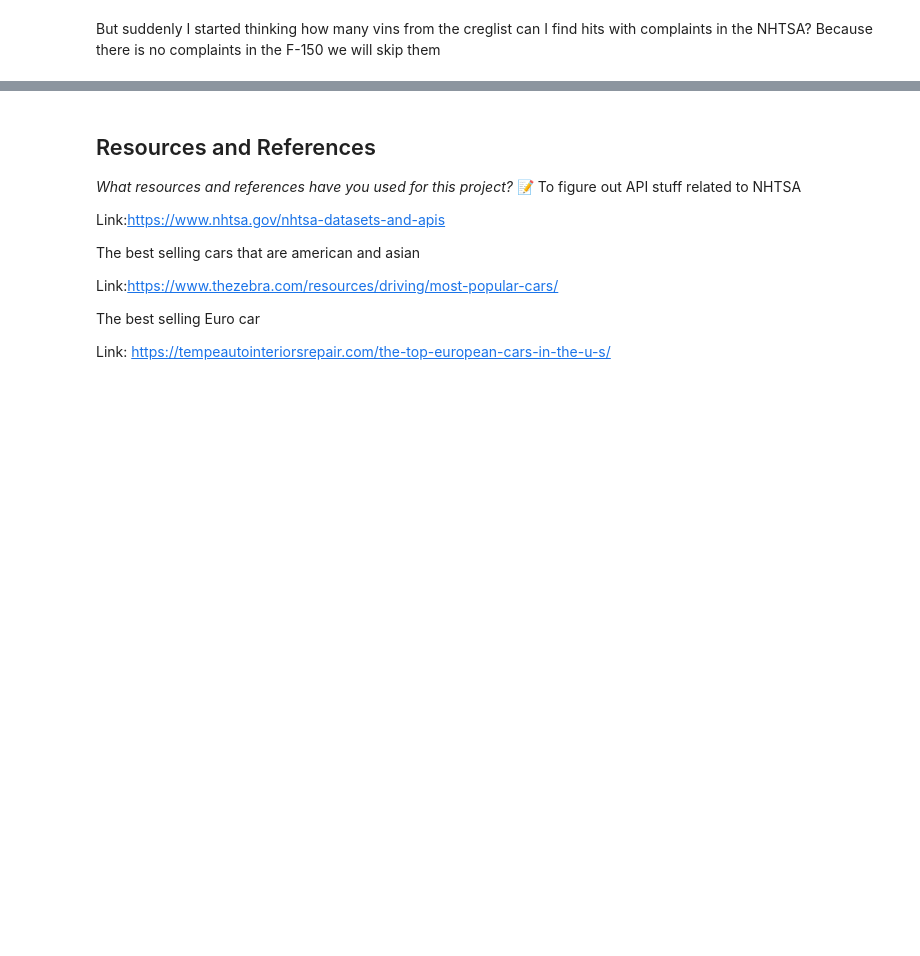
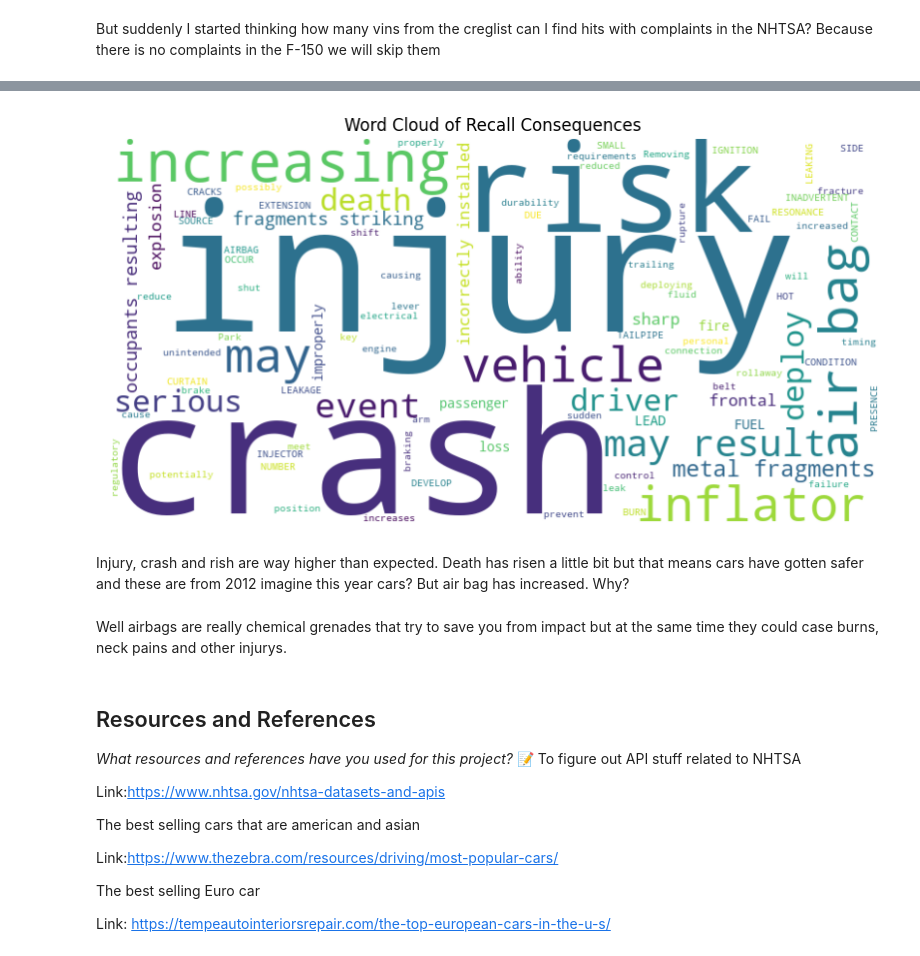
Before and after one commit to IT4063C-Fall23/final-project-ACipherEXE, a Jupyter notebook: source.ipynb, the cells around one changed output, grey strips where cells are left out. Drawn from its saved outputs; the diff is of its cells as text; code cells hidden in the pictures; blank space fills up the shorter version.

```diff
--- a/source.ipynb
+++ b/source.ipynb
@@ -341,3 +357,26 @@ Total rows: 16
+# %%
+affected_asian = ' '.join(complaints_asian_data['summary'].astype(str))
+affected_euro = ' '.join(complaints_euro_data['summary'].astype(str))
+
+# Combine the text from all DataFrames
+combined_recall = consequence_asian + ' ' + consequence_euro
+
+# Word cloud set up
+wordcloud = WordCloud(width=800, height=400, background_color='white').generate(combined_recall)
+
+# Display of word cloud
+plt.figure(figsize=(10, 6))
+plt.imshow(wordcloud, interpolation='bilinear')
+plt.axis('off')
+plt.title('Word Cloud of Recall Consequences')
+plt.show()
+# %% [output]
+[figure, added]
+# %% [markdown]
+Injury, crash and rish are way higher than expected. Death has risen a little bit but that means cars have gotten safer and these are from 2012 imagine this year cars?
+But air bag has increased. Why?
+# %% [markdown]
+Well airbags are really chemical grenades that try to save you from impact but at the same time they could case burns, neck pains and other injurys.
 # %% [markdown]
 ## Resources and References
 *What resources and references have you used for this project?*
```
Also changed, not shown: parts of 7 cells of this notebook, 1 other file.
